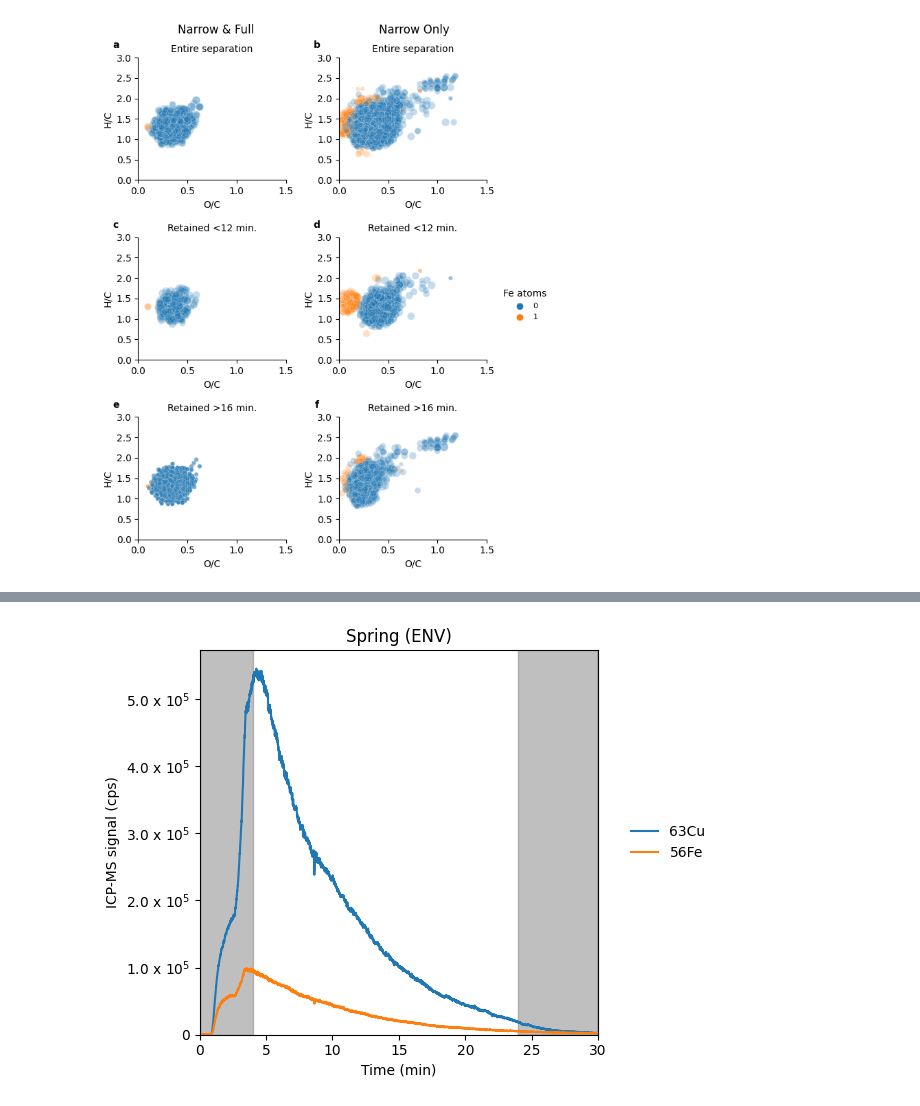
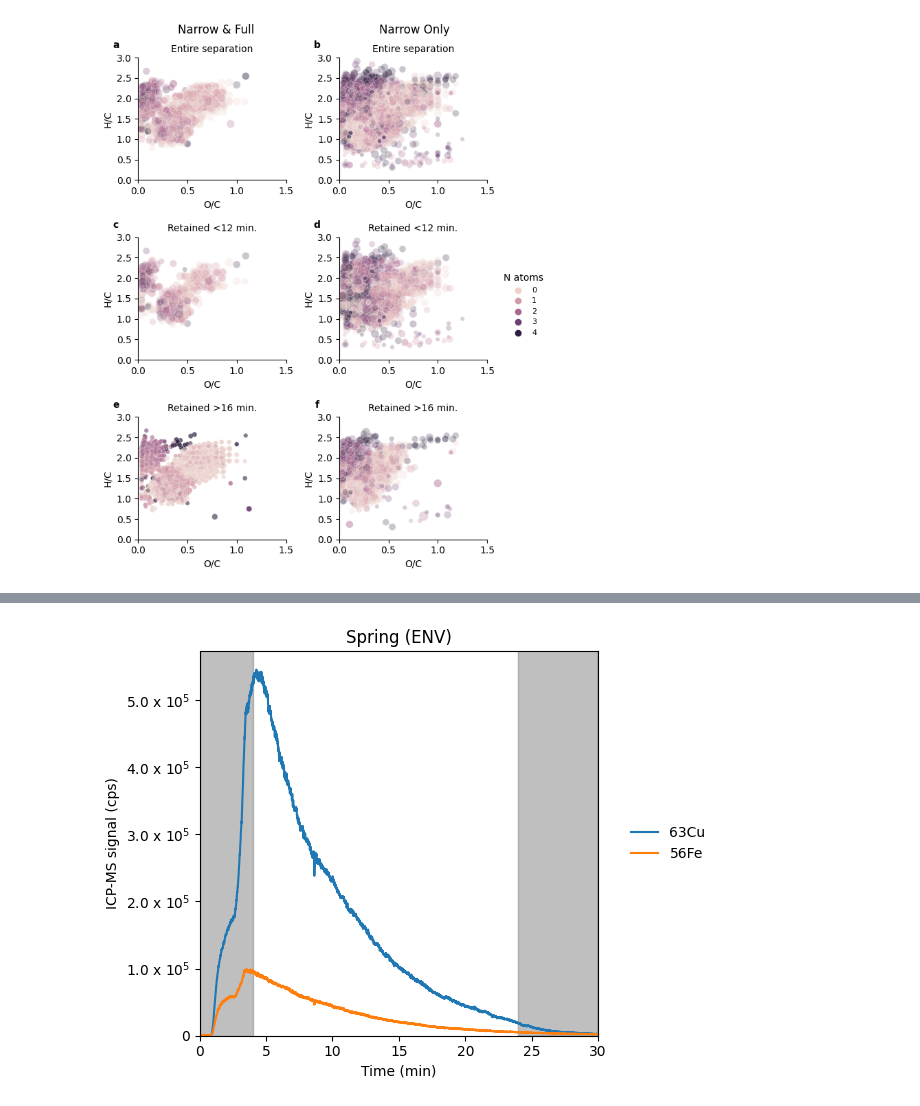
Before and after one commit to rboiteau/CoreMS, a Jupyter notebook: figs-mzwindowing.ipynb, the cells around one changed output, grey strips where cells are left out. Drawn from its saved outputs; the diff is of its cells as text; code cells hidden in the pictures.

```diff
--- a/figs-mzwindowing.ipynb
+++ b/figs-mzwindowing.ipynb
@@ -40,7 +40,10 @@ import corems.lc_icpms_ftms.calc.lc_icrms_helpers as lcmsfns
 import importlib
 
 from matplotlib.ticker import (MultipleLocator, AutoMinorLocator)
-svdir = '/Users/christiandewey/Library/CloudStorage/GoogleDrive-christian.w.dewey@gmail.com/My Drive/manuscripts/2023_Dewey-Boiteau-etal_mz-windowing/figures/'
+
+drive_dir = '/Users/christiandewey/Library/CloudStorage/GoogleDrive-christian.w.dewey@gmail.com/My Drive/manuscripts/2023_Dewey-Boiteau-etal_mz-windowing/'
+data_dir = drive_dir +'assignments/wastewater-final-eff/'
+svdir = drive_dir + 'figures/'
 # %%
 ## PLOTTING FUNCS
 def vanKrevelen(df,ax,hcol,col,leg=False):
@@ -61,7 +183,8 @@ def panelLabel(ax,lbl):
 # %%
 #### LOAD PROCESSED DATA SET FOR FIGURES
 
-data_df = pd.read_csv('/Users/christiandewey/Downloads/processed_spring_CHONFe.csv'  )
+data_df = pd.read_csv(data_dir+'p230215_wastewater-final-eff_neg_21TNHMFL-Jan_001.csv'  )
+
 
 data_df['Window Size (m/z)'] = data_df['Window Size (m/z)'].map(str)
 
@@ -314,8 +539,8 @@ time = 12
 time2 = 16
 snthresh = 5
 snthresh_low = 0
-el = 'Fe'
-ttt = 'vanKrevelen_Fe_0-SN-5.pdf'
+el = 'N'
+ttt = 'vanKrevelen_N_0-SN-5.pdf'
 fig,((ax,ax4),(ax2,ax5),(ax3,ax6)) = plt.subplots(3,2,figsize = (6,8))
 
 df = features_in_all[(features_in_all['S/N']<snthresh)& (features_in_all['S/N']>snthresh_low)]
@@ -356,34 +581,34 @@ if el == 'Fe':
 elif el == 'N':
     L = fig.legend(h[1:6],l[1:6],title = 'N atoms',fontsize = 8, frameon = False, bbox_to_anchor = (0.98, 0.5), loc = 'center left')
     L.get_texts()[0].set_text('0')
     L.get_texts()[1].set_text('1')
     L.get_texts()[2].set_text('2')
     L.get_texts()[3].set_text('3')
     L.get_texts()[4].set_text('4')
 
 
 plt.setp(L.get_title(),fontsize=10)
 
 axs = [ax, ax2, ax3, ax4, ax5, ax6]
 lbls = ['a','c','e','b','d','f']
 for ax, lbl in zip(axs,lbls):
     panelLabel(ax,lbl)
 
 fig.tight_layout()
 fig.text(0.3, 1.0,'Narrow & Full',
     horizontalalignment='center',
     verticalalignment='center', fontsize = 12)
 
 fig.text(0.78, 1.0,'Narrow Only',
     horizontalalignment='center',
     verticalalignment='center', fontsize = 12)
 
 
 sns.despine()
 
 plt.savefig(svdir+ttt, bbox_inches = 'tight')
 # %% [output]
-[figure, old version]
+[figure, new version]
 # %%
 ## FIGURES 4 van Krevelen plots for (i) features in narrow and full windows and (ii) features not in full window, with DBE coloring for different S/N bins
 
```
Also changed, not shown: parts of 10 cells of this notebook, 4 other files.
